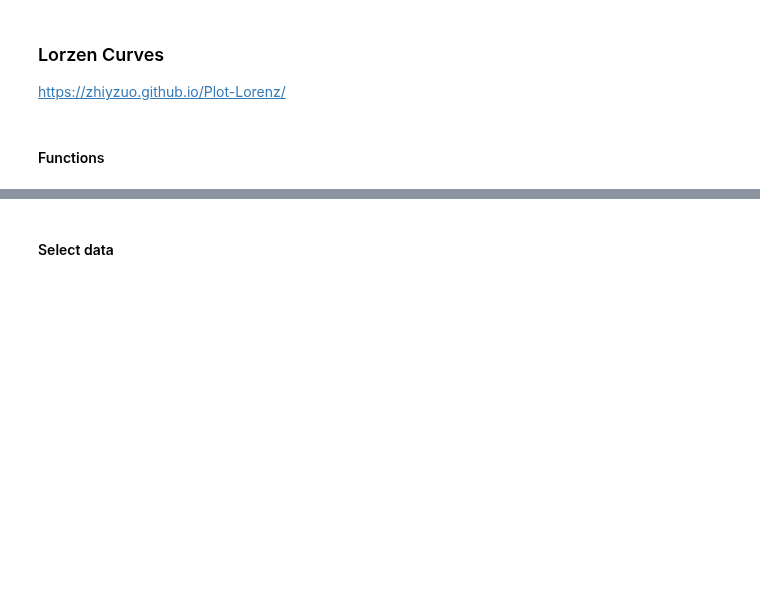
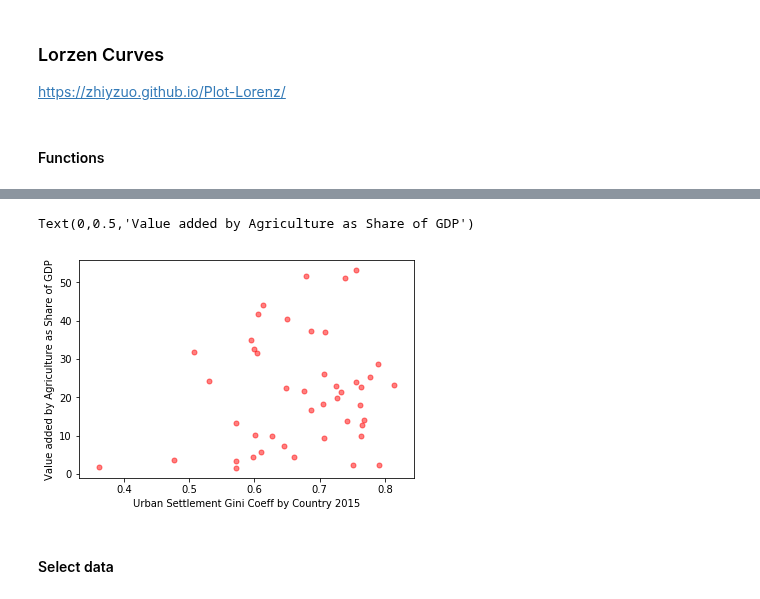
Before and after one commit to cascadet/AfricaUrbanPop, a Jupyter notebook: notebooks/jupyter/Lorenz_Curves .ipynb, the cells around one changed output, grey strips where cells are left out. Drawn from its saved outputs; the diff is of its cells as text; code cells hidden in the pictures; blank space fills up the shorter version.

```diff
--- a/notebooks/jupyter/Lorenz_Curves .ipynb
+++ b/notebooks/jupyter/Lorenz_Curves .ipynb
@@ -288,0 +352,2 @@ def lorenz_curve(X):
+# %%
+result = pd.merge(gini_df, ag_df, on='country', how='inner')
@@ -289,3 +363,10 @@ def lorenz_curve(X):
+# %%
+plt.scatter(result.gini, result.Y2015, marker='.', color='Red', s=100, alpha = 0.5)
+plt.xlabel('Urban Settlement Gini Coeff by Country 2015')
+plt.ylabel('Value added by Agriculture as Share of GDP')
+# %% [output]
+Text(0,0.5,'Value added by Agriculture as Share of GDP')
+[figure, added]
 # %% [markdown]
 #### Select data
 # %%
```
Also changed, not shown: parts of 18 cells of this notebook, 1 other file.
